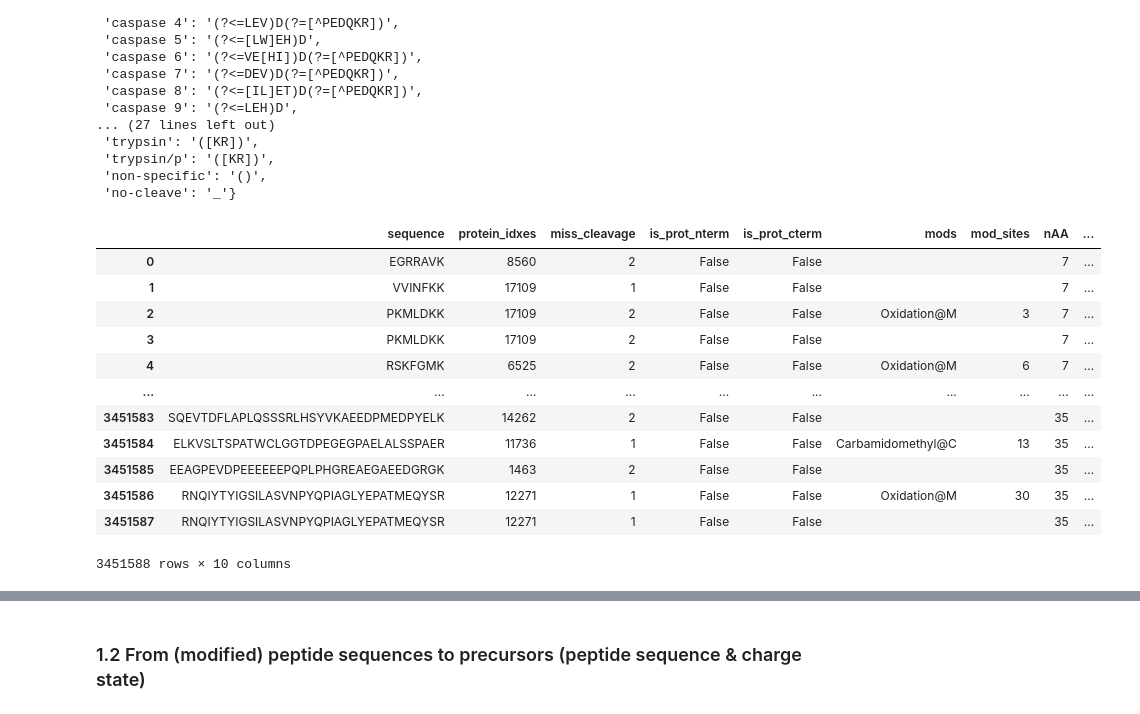
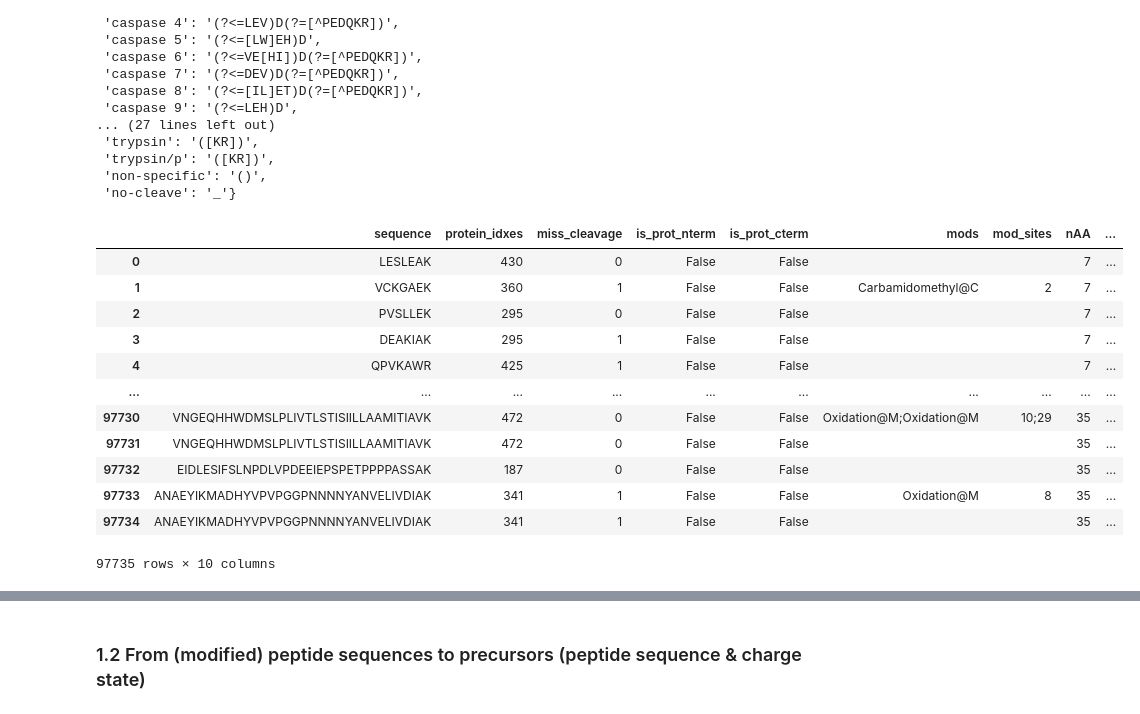
Before and after one commit to MannLabs/alphabase, a Jupyter notebook: docs/tutorials/tutorial_basic_functionalities.ipynb, the cells around one changed output, grey strips where cells are left out. Drawn from its saved outputs; the diff is of its cells as text; code cells hidden in the pictures.

Commit message:
FIX: Linked fasta and figure to nb

```diff
--- a/docs/tutorials/tutorial_basic_functionalities.ipynb
+++ b/docs/tutorials/tutorial_basic_functionalities.ipynb
@@ -77,32 +77,33 @@ protease_dict
  'no-cleave': '_'}
 # %%
 # define the path to a fasta file
-fasta_files = "/Users/patriciaskowronek/Documents/alphaBase_text_data/human_240123.fasta"
+fasta_files = "tutorials_data/human_partial.fasta"
 
 # generate a list of peptide sequences based on the fasta file
 fasta_lib.get_peptides_from_fasta(fasta_files)
 
 # add the columns: protein and gene names
 fasta_lib.append_protein_name()
 
 # add sequences with variable and fixed modifications
 fasta_lib.add_modifications()
 
+# dataframe that contains all generated peptide information
 fasta_lib.precursor_df
 # %% [output]
 |  | sequence | protein_idxes | miss_cleavage | is_prot_nterm | is_prot_cterm | mods | mod_sites | nAA | ... |
-| 0 | EGRRAVK | 8560 | 2 | False | False |  |  | 7 | ... |
-| 1 | VVINFKK | 17109 | 1 | False | False |  |  | 7 | ... |
-| 2 | PKMLDKK | 17109 | 2 | False | False | Oxidation@M | 3 | 7 | ... |
-| 3 | PKMLDKK | 17109 | 2 | False | False |  |  | 7 | ... |
-| 4 | RSKFGMK | 6525 | 2 | False | False | Oxidation@M | 6 | 7 | ... |
+| 0 | LESLEAK | 430 | 0 | False | False |  |  | 7 | ... |
+| 1 | VCKGAEK | 360 | 1 | False | False | Carbamidomethyl@C | 2 | 7 | ... |
+| 2 | PVSLLEK | 295 | 0 | False | False |  |  | 7 | ... |
+| 3 | DEAKIAK | 295 | 1 | False | False |  |  | 7 | ... |
+| 4 | QPVKAWR | 425 | 1 | False | False |  |  | 7 | ... |
 | ... | ... | ... | ... | ... | ... | ... | ... | ... | ... |
-| 3451583 | SQEVTDFLAPLQSSSRLHSYVKAEEDPMEDPYELK | 14262 | 2 | False | False |  |  | 35 | ... |
-| 3451584 | ELKVSLTSPATWCLGGTDPEGEGPAELALSSPAER | 11736 | 1 | False | False | Carbamidomethyl@C | 13 | 35 | ... |
-| 3451585 | EEAGPEVDPEEEEEEPQPLPHGREAEGAEEDGRGK | 1463 | 2 | False | False |  |  | 35 | ... |
-| 3451586 | RNQIYTYIGSILASVNPYQPIAGLYEPATMEQYSR | 12271 | 1 | False | False | Oxidation@M | 30 | 35 | ... |
-| 3451587 | RNQIYTYIGSILASVNPYQPIAGLYEPATMEQYSR | 12271 | 1 | False | False |  |  | 35 | ... |
+| 97730 | VNGEQHHWDMSLPLIVTLSTISIILLAAMITIAVK | 472 | 0 | False | False | Oxidation@M;Oxidation@M | 10;29 | 35 | ... |
+| 97731 | VNGEQHHWDMSLPLIVTLSTISIILLAAMITIAVK | 472 | 0 | False | False |  |  | 35 | ... |
+| 97732 | EIDLESIFSLNPDLVPDEEIEPSPETPPPPASSAK | 187 | 0 | False | False |  |  | 35 | ... |
+| 97733 | ANAEYIKMADHYVPVPGGPNNNNYANVELIVDIAK | 341 | 1 | False | False | Oxidation@M | 8 | 35 | ... |
+| 97734 | ANAEYIKMADHYVPVPGGPNNNNYANVELIVDIAK | 341 | 1 | False | False |  |  | 35 | ... |
-3451588 rows × 10 columns
+97735 rows × 10 columns
 # %%
 # Add phospho as modification to the peptide sequences
 
```
Also changed, not shown: parts of 20 cells of this notebook, 2 other files.
